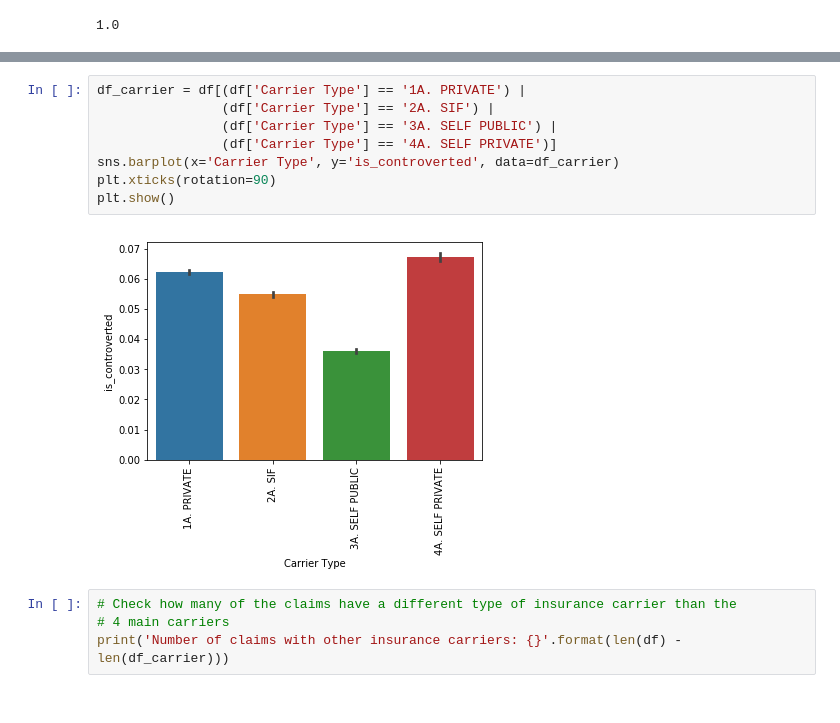
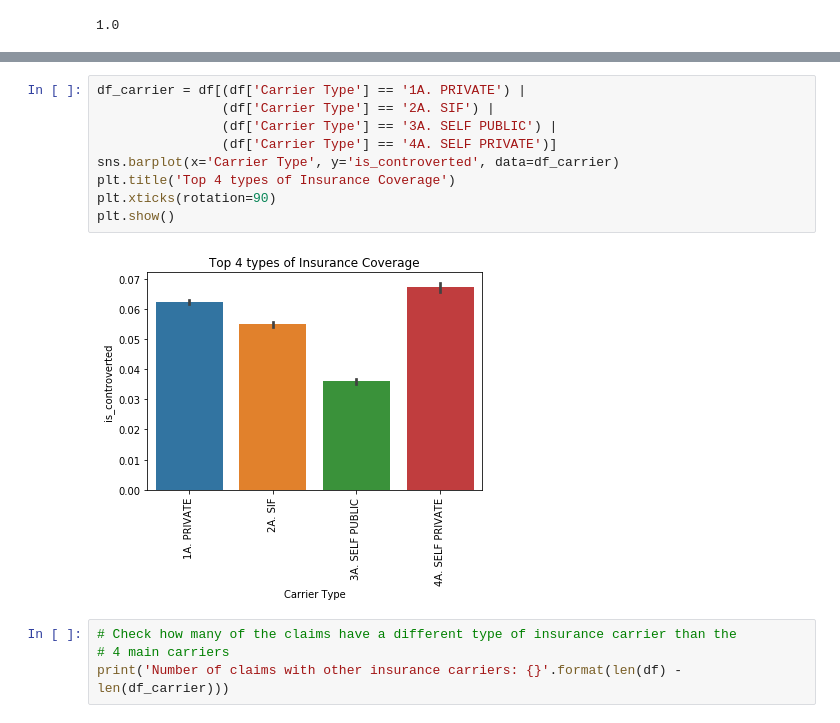
Before and after one commit to cbevis/U3_Capstone, a Jupyter notebook: NYS_Assembled_Workers2.ipynb, the cells around one changed output, grey strips where cells are left out. Cells and saved outputs as stored; diff of their text form.

```diff
--- a/NYS_Assembled_Workers2.ipynb
+++ b/NYS_Assembled_Workers2.ipynb
@@ -596,13 +588,14 @@ plt.show()
 # %%
 df_carrier = df[(df['Carrier Type'] == '1A. PRIVATE') |
                 (df['Carrier Type'] == '2A. SIF') |
                 (df['Carrier Type'] == '3A. SELF PUBLIC') |
                 (df['Carrier Type'] == '4A. SELF PRIVATE')]
 sns.barplot(x='Carrier Type', y='is_controverted', data=df_carrier)
+plt.title('Top 4 types of Insurance Coverage')
 plt.xticks(rotation=90)
 plt.show()
 # %% [output]
-[figure, old version]
+[figure, new version]
 # %%
 # Check how many of the claims have a different type of insurance carrier than the
 # 4 main carriers
```
Also changed, not shown: parts of 51 cells of this notebook.
